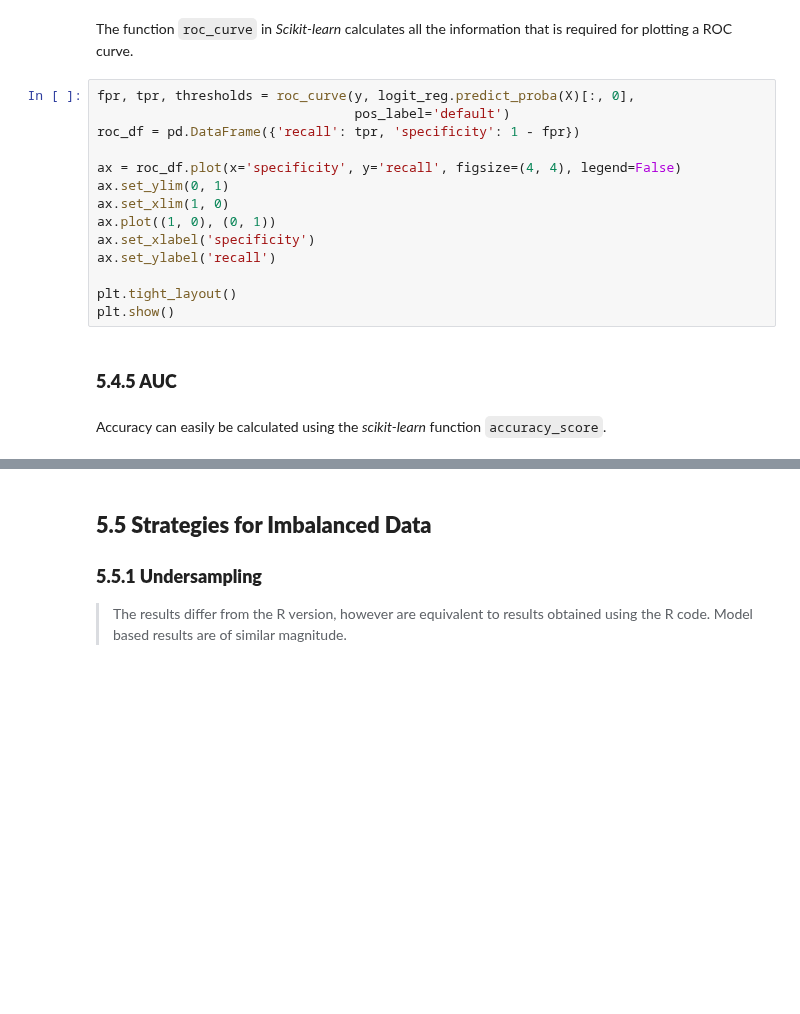
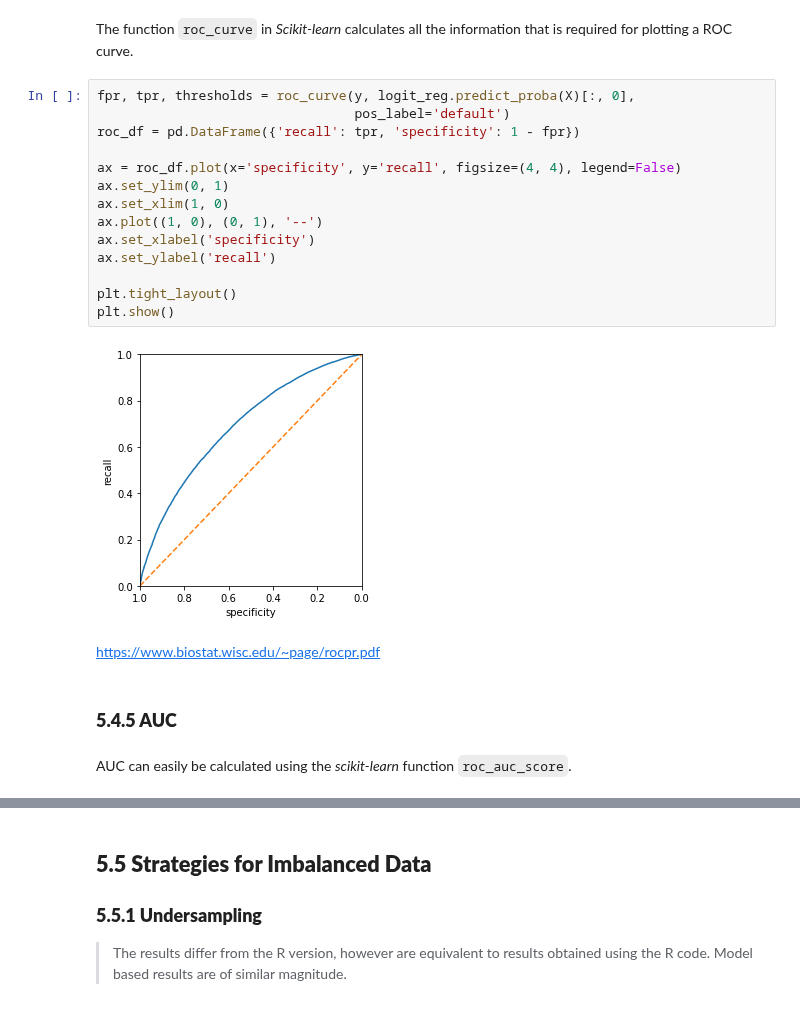
Before and after one commit to young-hwanlee/my-practical-statistics-for-data-scientists, a Jupyter notebook: Chapter_5_Classification.ipynb, the cells around one changed output, grey strips where cells are left out. Drawn from its saved outputs; the diff is of its cells as text; blank space fills up the shorter version.

Commit message:
Modify using Colaboratory

```diff
--- a/Chapter_5_Classification.ipynb
+++ b/Chapter_5_Classification.ipynb
@@ -686,21 +717,25 @@ The function `roc_curve` in _Scikit-learn_ calculates all the information that i
 # %%
 fpr, tpr, thresholds = roc_curve(y, logit_reg.predict_proba(X)[:, 0],
                                  pos_label='default')
 roc_df = pd.DataFrame({'recall': tpr, 'specificity': 1 - fpr})
 
 ax = roc_df.plot(x='specificity', y='recall', figsize=(4, 4), legend=False)
 ax.set_ylim(0, 1)
 ax.set_xlim(1, 0)
-ax.plot((1, 0), (0, 1))
+ax.plot((1, 0), (0, 1), '--')
 ax.set_xlabel('specificity')
 ax.set_ylabel('recall')
 
 plt.tight_layout()
 plt.show()
+# %% [output]
+[figure, added]
+# %% [markdown]
+https://www.biostat.wisc.edu/~page/rocpr.pdf
 # %% [markdown]
 ### **5.4.5 AUC**
 # %% [markdown]
-Accuracy can easily be calculated using the _scikit-learn_ function `accuracy_score`.
+AUC can easily be calculated using the _scikit-learn_ function `roc_auc_score`.
 # %%
 print(np.sum(roc_df.recall[:-1] * np.diff(1 - roc_df.specificity)))
 print(roc_auc_score([1 if yi == 'default' else 0 for yi in y], logit_reg.predict_proba(X)[:, 0]))
```
Also changed, not shown: parts of 34 cells of this notebook.
